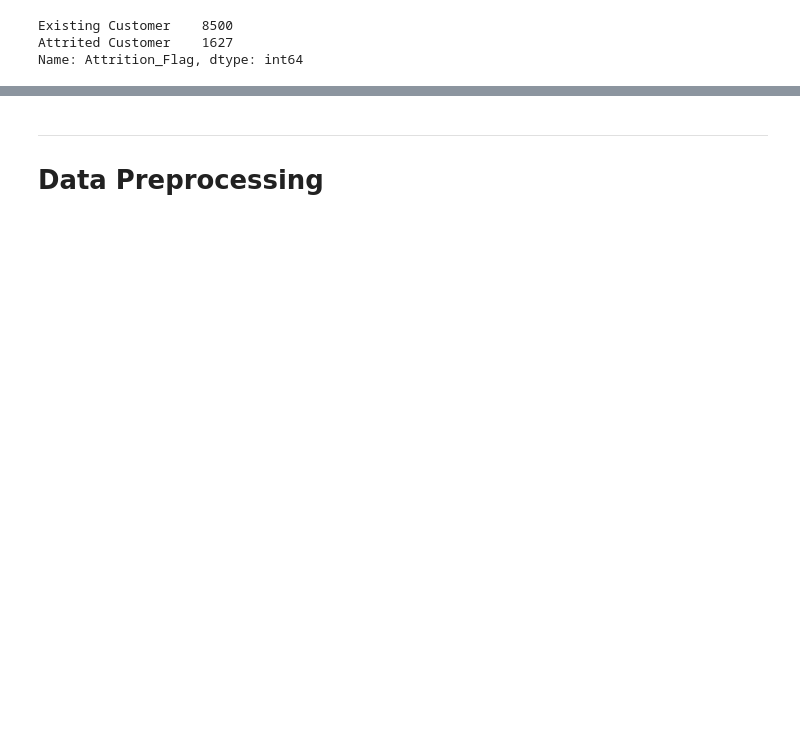
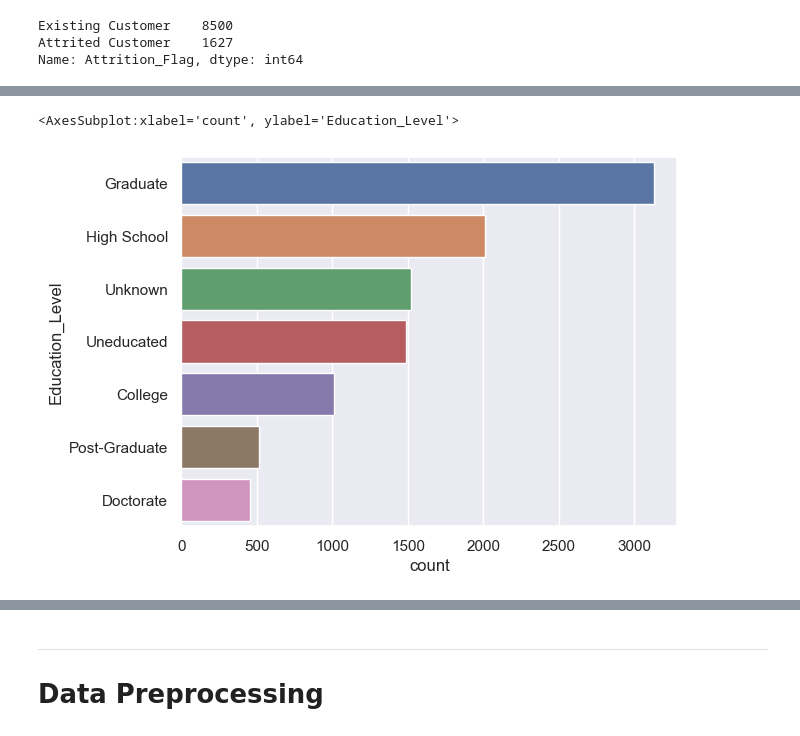
Before and after one commit to hdkronke/cc-customer-attrition-project, a Jupyter notebook: Group_1_Project_4.ipynb, the cells around one changed output, grey strips where cells are left out. Saved outputs shown, nothing was run; the diff lists cells and outputs as text; code cells hidden in the pictures; blank space fills up the shorter version.

```diff
--- a/Group_1_Project_4.ipynb
+++ b/Group_1_Project_4.ipynb
@@ -108,0 +136,14 @@ Name: Attrition_Flag, dtype: int64
+# %%
+# Bar plot to visualize the education level of the customers
+education_df = customer_churn_df['Education_Level'].value_counts().reset_index()
+education_df = education_df.rename(columns= {'index': 'Education_Level', 'Education_Level': 'count'})
+
+# Set plot style
+sns.set(style="darkgrid")
+
+sns.barplot(x= 'count',
+            y = 'Education_Level',
+            data= education_df)
+# %% [output]
+<AxesSubplot:xlabel='count', ylabel='Education_Level'>
+[figure, added]
```
Also changed, not shown: parts of 32 cells of this notebook.
